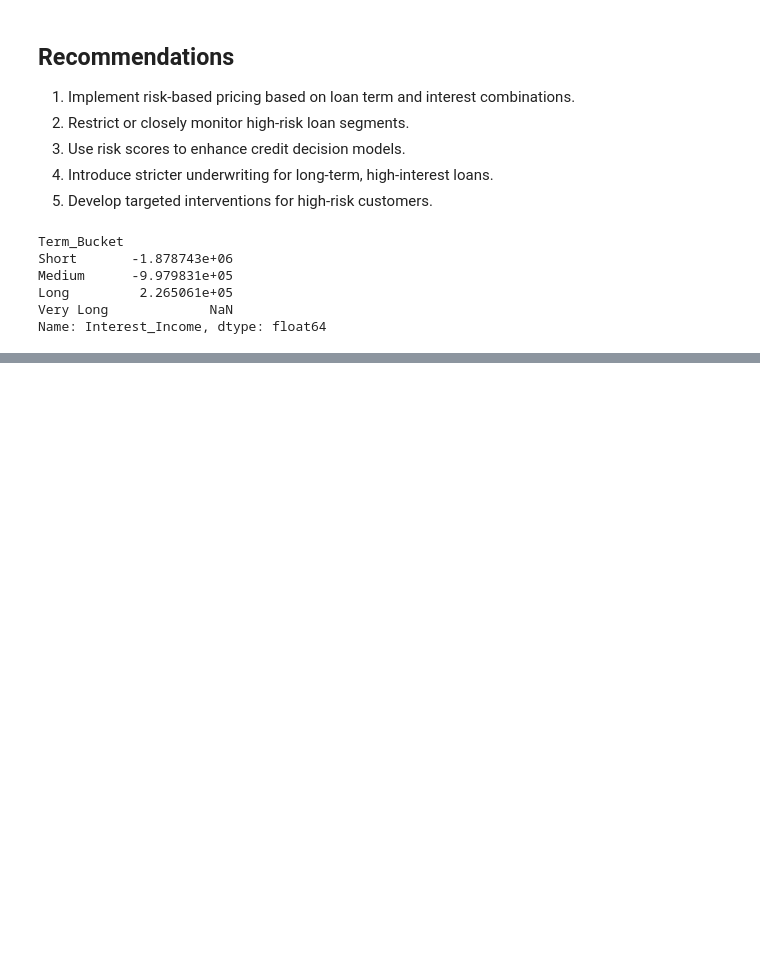
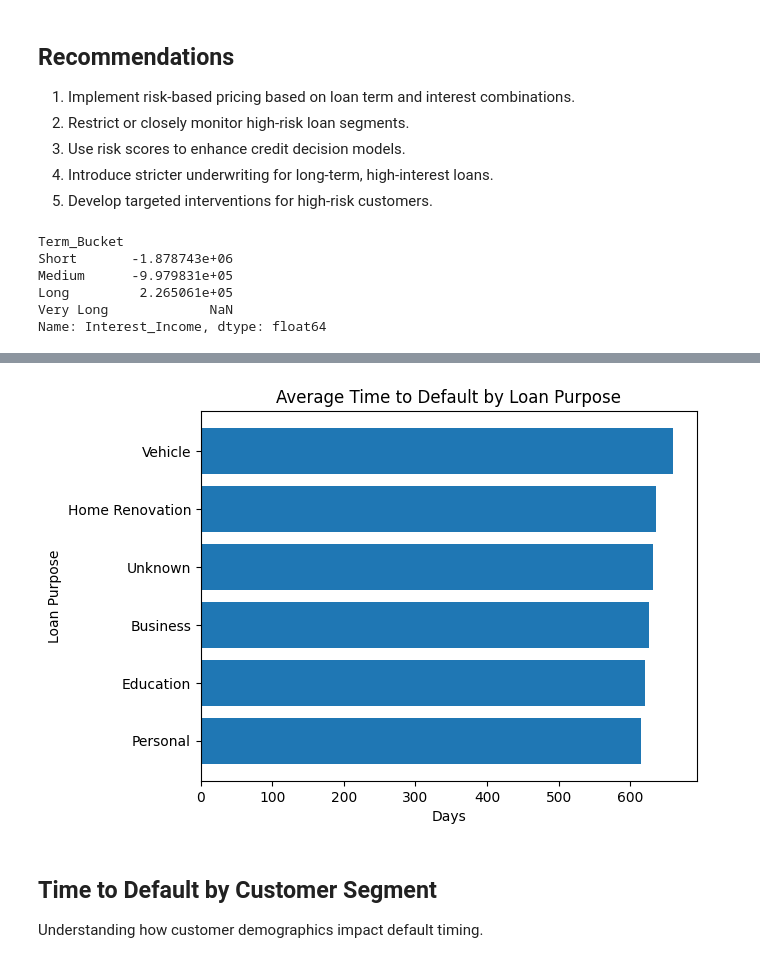
Before and after one commit to madhurmd/hero-fincorp-loan-analysis, a Jupyter notebook: notebooks/analysis.ipynb, the cells around one changed output, grey strips where cells are left out. Drawn from its saved outputs; the diff is of its cells as text; code cells hidden in the pictures; blank space fills up the shorter version.

```diff
--- a/notebooks/analysis.ipynb
+++ b/notebooks/analysis.ipynb
@@ -2315,0 +2357,23 @@ Name: Interest_Income, dtype: float64
+# %%
+time_df = time_df.merge(
+    applications[['Loan_ID', 'Loan_Purpose']],
+    on='Loan_ID',
+    how='left'
+)
+
+time_df['Loan_Purpose'] = time_df['Loan_Purpose'].fillna('Unknown')
+# %%
+purpose_time = time_df.groupby('Loan_Purpose')['Time_to_Default'].mean().sort_values()
+# %%
+plt.figure()
+plt.barh(purpose_time.index, purpose_time.values)
+plt.title("Average Time to Default by Loan Purpose")
+plt.xlabel("Days")
+plt.ylabel("Loan Purpose")
+plt.show()
+# %% [output]
+[figure, added]
+# %% [markdown]
+## Time to Default by Customer Segment
+
+Understanding how customer demographics impact default timing.
```
Also changed, not shown: parts of 18 cells of this notebook.
